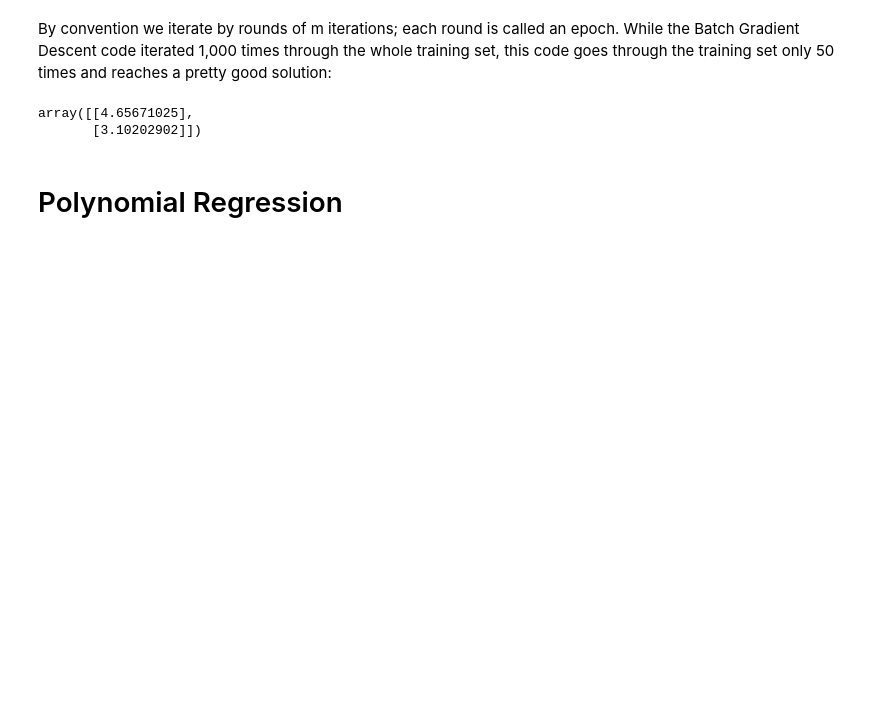
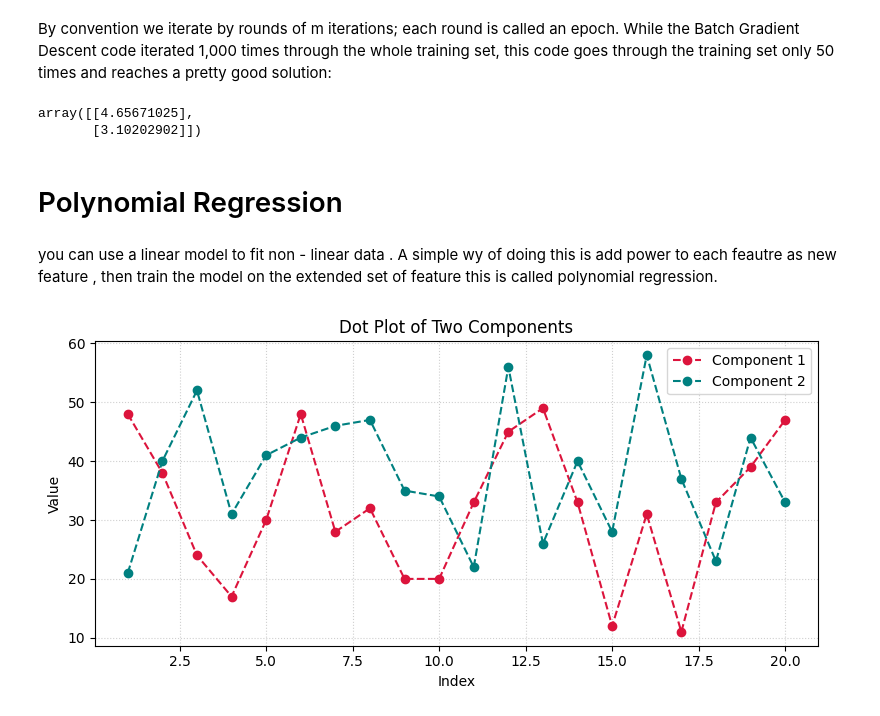
Before and after one commit to kshitijgupta-sudo/Machine_Learning, a Jupyter notebook: Training Models.ipynb, the cells around one changed output. Cells and saved outputs as stored; diff of their text form; code cells hidden in the pictures; blank space fills up the shorter version.

```diff
--- a/Training Models.ipynb
+++ b/Training Models.ipynb
@@ -196,3 +196,5 @@ array([[4.65671025],
        [3.10202902]])
 # %% [markdown]
 # Polynomial Regression
+# %% [markdown]
+you can use a linear model to fit non - linear data . A simple wy of doing this is add power to each feautre as new feature , then train the model on the extended set of feature this is called polynomial  regression.
@@ -198,0 +207,23 @@ array([[4.65671025],
+# %%
+import matplotlib.pyplot as plt
+import numpy as np
+
+# Sample data
+np.random.seed(42)
+x = np.arange(1, 21)
+comp1 = np.random.randint(10, 50, 20)
+comp2 = np.random.randint(20, 60, 20)
+
+# Option 1: Both components plotted with dots over time
+plt.figure(figsize=(8, 4))
+plt.plot(x, comp1, 'o--', color='crimson', label='Component 1')  # 'o--' adds dots with dashed lines
+plt.plot(x, comp2, 'o--', color='teal', label='Component 2')
+plt.title("Dot Plot of Two Components")
+plt.xlabel("Index")
+plt.ylabel("Value")
+plt.legend()
+plt.grid(True, linestyle=":", alpha=0.6)
+plt.tight_layout()
+plt.show()
+# %% [output]
+[figure, added]
```
Also changed, not shown: parts of 1 cell of this notebook.
